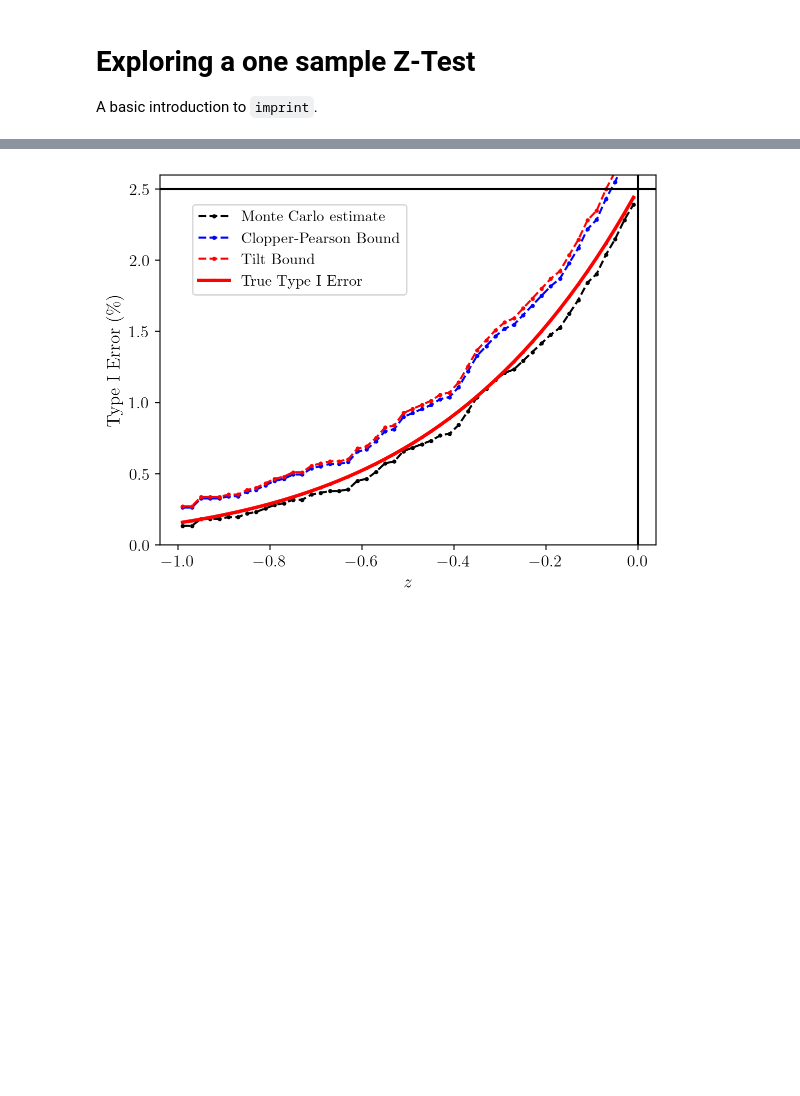
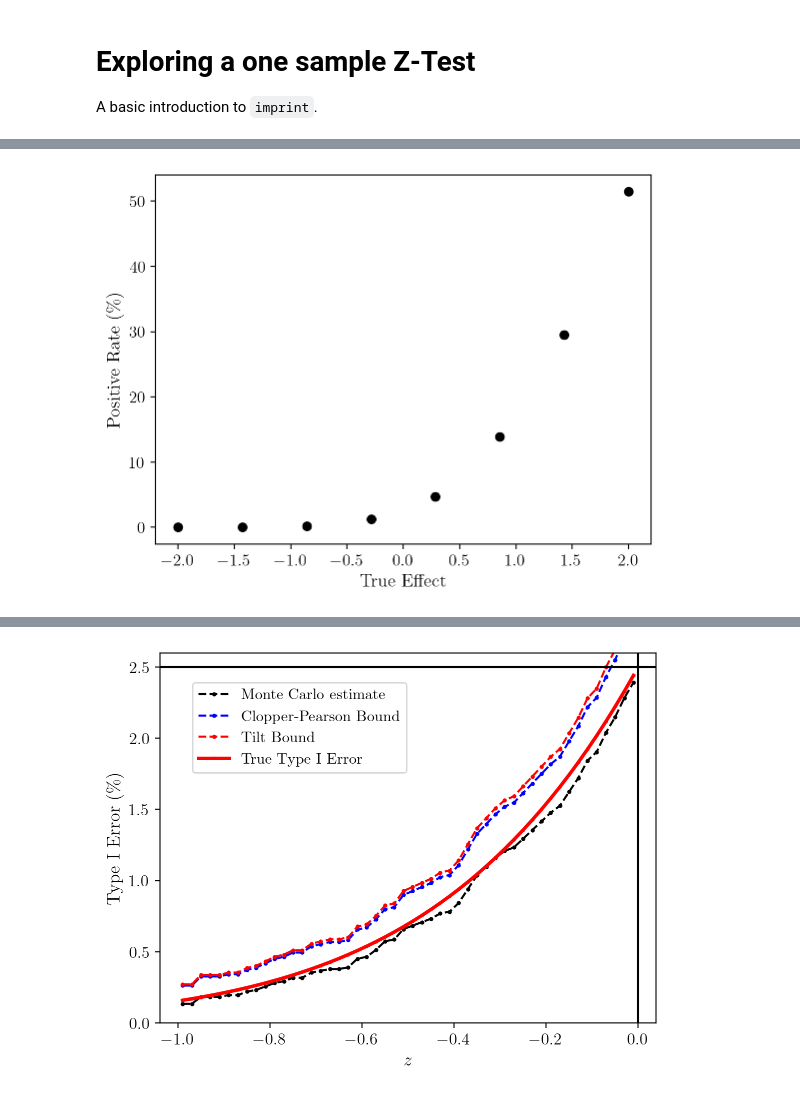
Before and after one commit to Confirm-Solutions/imprint, a Jupyter notebook: tutorials/ztest.ipynb, the cells around one changed output, grey strips where cells are left out. Cells and saved outputs as stored; diff of their text form; code cells hidden in the pictures; blank space fills up the shorter version.

```diff
--- a/tutorials/ztest.ipynb
+++ b/tutorials/ztest.ipynb
@@ -17,0 +35,2 @@ The autoreload extension is already loaded. To reload it, use:
+# %%
+samples = scipy.stats.norm.rvs(loc=true_drug_effect, size=K)
@@ -17,0 +49,16 @@ The autoreload extension is already loaded. To reload it, use:
+# %%
+def apply_statistical_test(true_drug_effect, K=10000):
+    samples = scipy.stats.norm.rvs(loc=true_drug_effect, size=K)
+    number_of_rejections = np.sum(samples > 1.96)
+    positive_rate = number_of_rejections / samples.shape[0]
+    return positive_rate
+# %%
+true_effect = np.linspace(-2, 2, 8)
+positive_rate = np.array([apply_statistical_test(tf) for tf in true_effect])
+# %%
+plt.plot(true_effect, 100 * positive_rate, "ko")
+plt.ylabel(r"Positive Rate (\%)")
+plt.xlabel("True Effect")
+plt.show()
+# %% [output]
+[figure, added]
```
Also changed, not shown: parts of 11 cells of this notebook, 9 other files.
